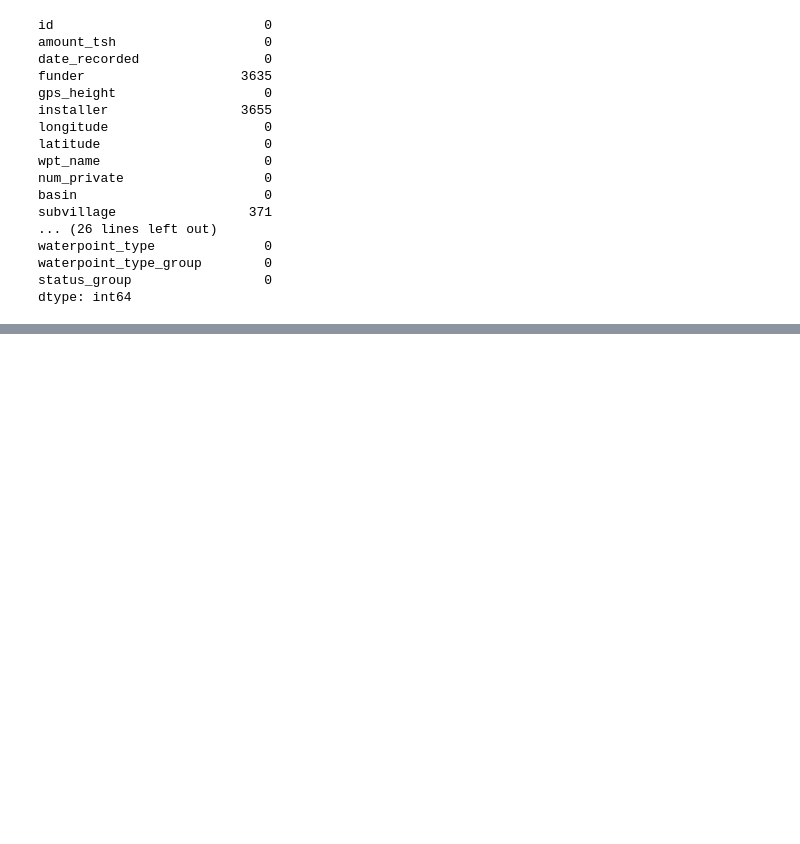
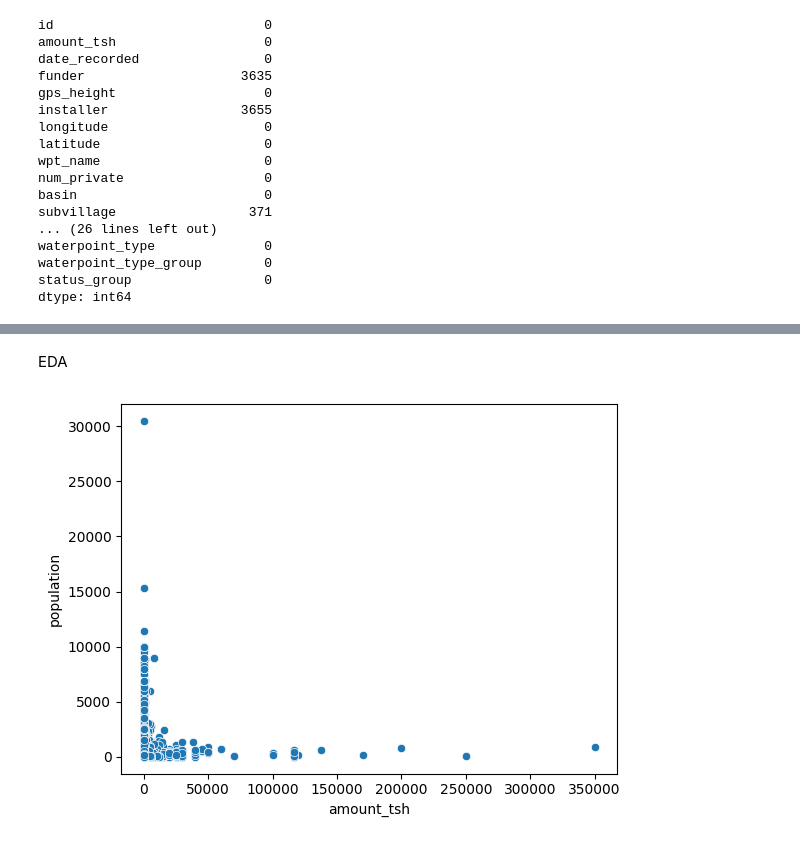
Before and after one commit to mutheu-eng/MultiClassProblem-WaterMiningTZ, a Jupyter notebook: WaterPumpTZ.ipynb, the cells around one changed output, grey strips where cells are left out. Drawn from its saved outputs; the diff is of its cells as text; code cells hidden in the pictures; blank space fills up the shorter version.

```diff
--- a/WaterPumpTZ.ipynb
+++ b/WaterPumpTZ.ipynb
@@ -173,0 +315,8 @@ pump_submission.to_csv(path + "/pump_submission.csv")
+# %% [markdown]
+EDA
+# %%
+# a scatter plot of amount tsh and population
+sns.scatterplot(data = train,x = "amount_tsh",y = "population")
+plt.show()
+# %% [output]
+[figure, added]
```
Also changed, not shown: parts of 57 cells of this notebook.
